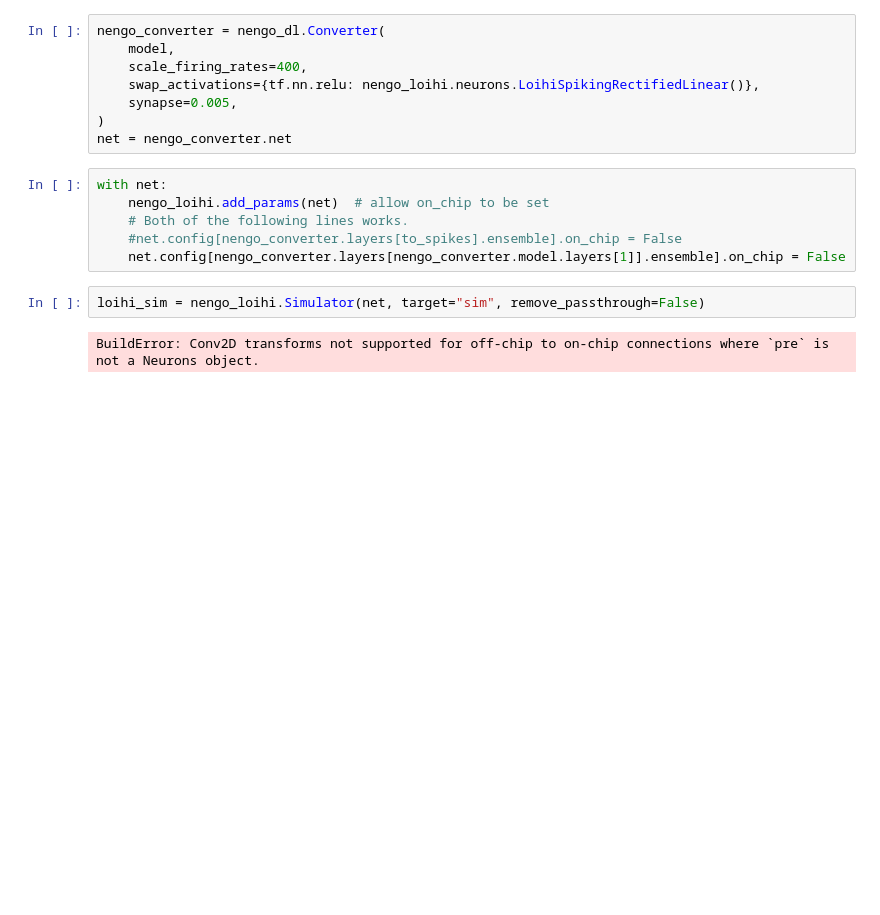
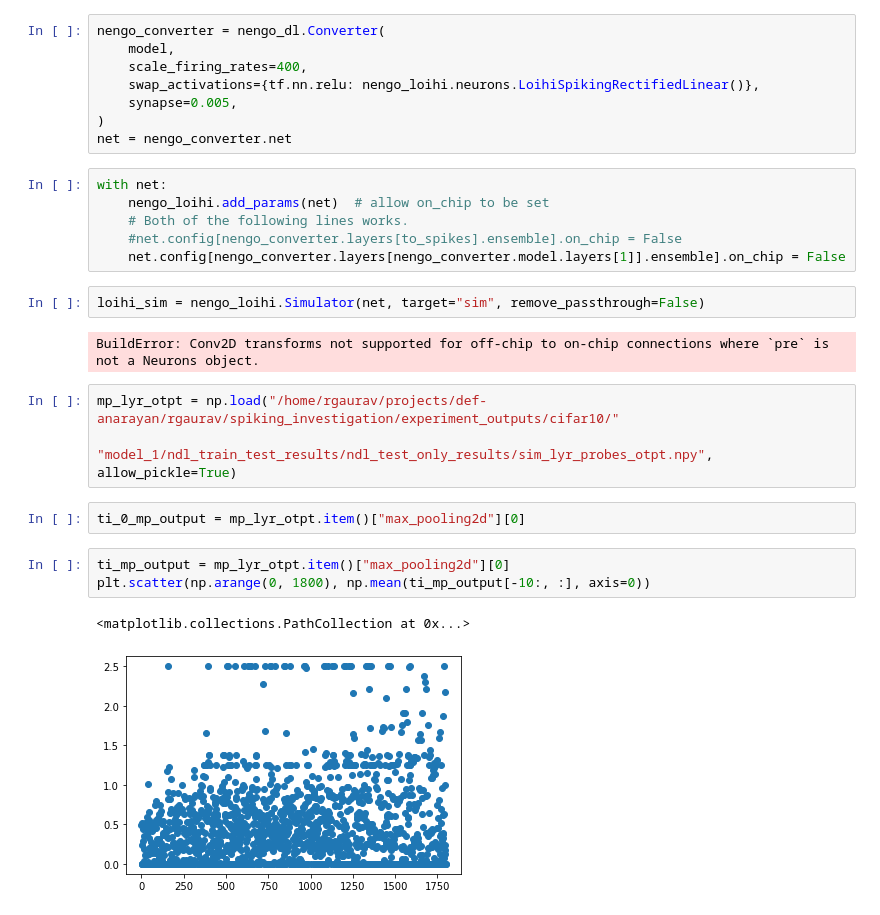
Before and after one commit to R-Gaurav/SpikingMaxPooling, a Jupyter notebook: misc/Untitled.ipynb, the cells around one changed output. Drawn from its saved outputs; the diff is of its cells as text; blank space fills up the shorter version.

```diff
--- a/misc/Untitled.ipynb
+++ b/misc/Untitled.ipynb
@@ -117,3 +99,14 @@ with net:
 loihi_sim = nengo_loihi.Simulator(net, target="sim", remove_passthrough=False)
 # %% [output]
 BuildError: Conv2D transforms not supported for off-chip to on-chip connections where `pre` is not a Neurons object.
+# %%
+mp_lyr_otpt = np.load("/home/rgaurav/projects/def-anarayan/rgaurav/spiking_investigation/experiment_outputs/cifar10/"
+                      "model_1/ndl_train_test_results/ndl_test_only_results/sim_lyr_probes_otpt.npy", allow_pickle=True)
+# %%
+ti_0_mp_output = mp_lyr_otpt.item()["max_pooling2d"][0]
+# %%
+ti_mp_output = mp_lyr_otpt.item()["max_pooling2d"][0]
+plt.scatter(np.arange(0, 1800), np.mean(ti_mp_output[-10:, :], axis=0))
+# %% [output]
+<matplotlib.collections.PathCollection at 0x...>
+[figure, added]
```
Also changed, not shown: parts of 4 cells of this notebook, 7 other files.
